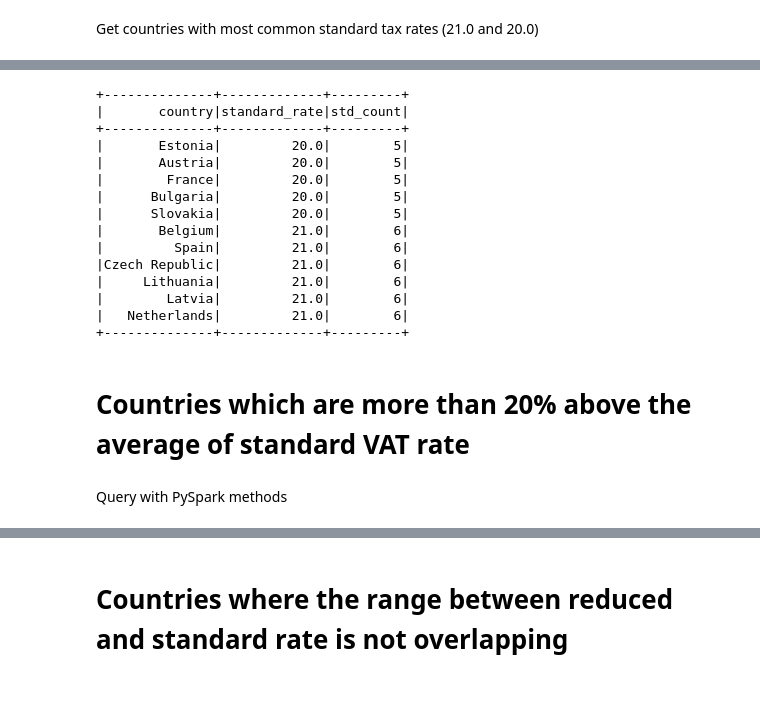
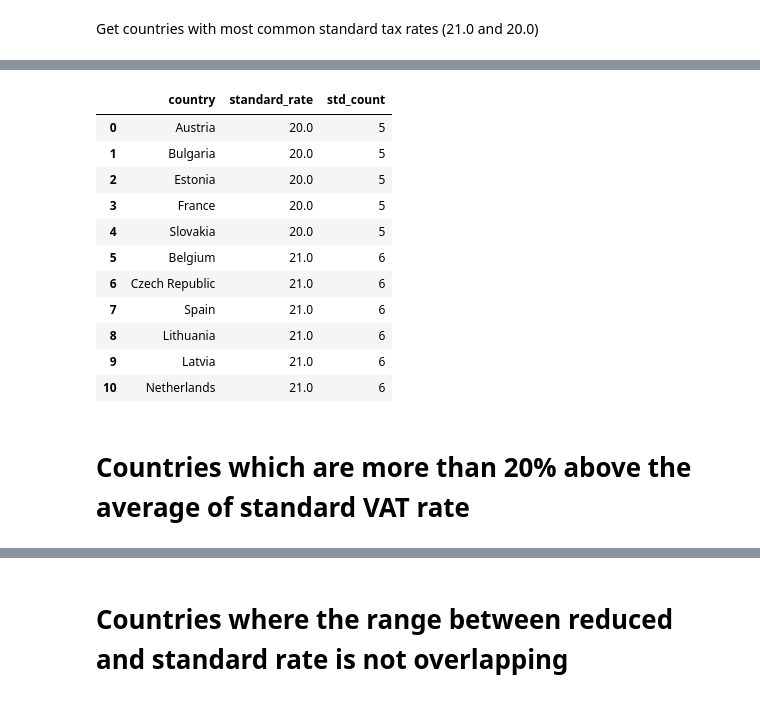
Before and after one commit to catalinaduplat/vat-case-study, a Jupyter notebook: VATRates.ipynb, the cells around one changed output, grey strips where cells are left out. Drawn from its saved outputs; the diff is of its cells as text; code cells hidden in the pictures.

```diff
--- a/VATRates.ipynb
+++ b/VATRates.ipynb
@@ -238,30 +223,25 @@ Get countries with most common standard tax rates (21.0 and 20.0)
 # %%
-spark.sql("SELECT a.country, a.standard_rate, b.std_count \
-           FROM euVATrates a \
+pysqldf("SELECT a.country, a.standard_rate, b.std_count \
+           FROM df_flattened a \
                 INNER JOIN \
                     (SELECT standard_rate, count(*) AS std_count \
-                        FROM euVATrates \
+                        FROM df_flattened \
                     GROUP BY standard_rate) b \
                 ON a.standard_rate = b.standard_rate AND b.std_count >=5 \
-            ORDER BY a.standard_rate").show()
+            ORDER BY a.standard_rate").head(11)
 # %% [output]
-+--------------+-------------+---------+
-|       country|standard_rate|std_count|
-+--------------+-------------+---------+
-|       Estonia|         20.0|        5|
-|       Austria|         20.0|        5|
-|        France|         20.0|        5|
-|      Bulgaria|         20.0|        5|
-|      Slovakia|         20.0|        5|
-|       Belgium|         21.0|        6|
-|         Spain|         21.0|        6|
-|Czech Republic|         21.0|        6|
-|     Lithuania|         21.0|        6|
-|        Latvia|         21.0|        6|
-|   Netherlands|         21.0|        6|
-+--------------+-------------+---------+
+|  | country | standard_rate | std_count |
+| 0 | Austria | 20.0 | 5 |
+| 1 | Bulgaria | 20.0 | 5 |
+| 2 | Estonia | 20.0 | 5 |
+| 3 | France | 20.0 | 5 |
+| 4 | Slovakia | 20.0 | 5 |
+| 5 | Belgium | 21.0 | 6 |
+| 6 | Czech Republic | 21.0 | 6 |
+| 7 | Spain | 21.0 | 6 |
+| 8 | Lithuania | 21.0 | 6 |
+| 9 | Latvia | 21.0 | 6 |
+| 10 | Netherlands | 21.0 | 6 |
 # %% [markdown]
 # Countries which are more than 20% above the average of standard VAT rate
-# %% [markdown]
-Query with PySpark methods
 # %%
```
Also changed, not shown: parts of 24 cells of this notebook, 3 other files.
